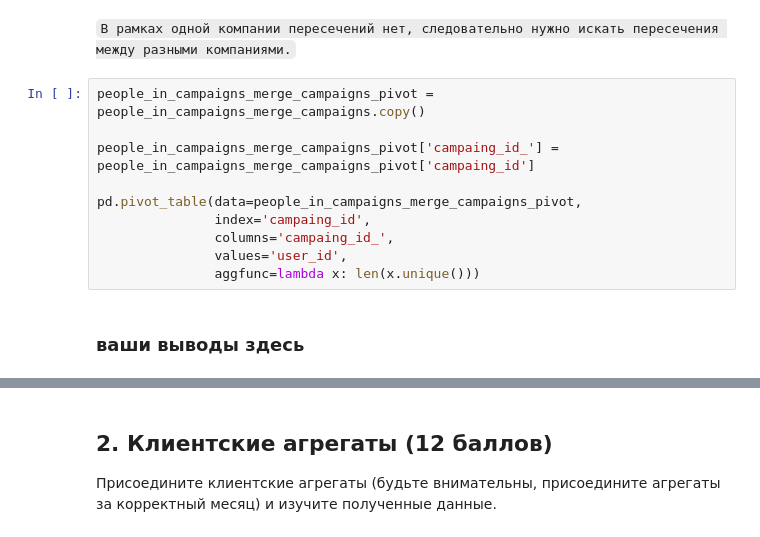
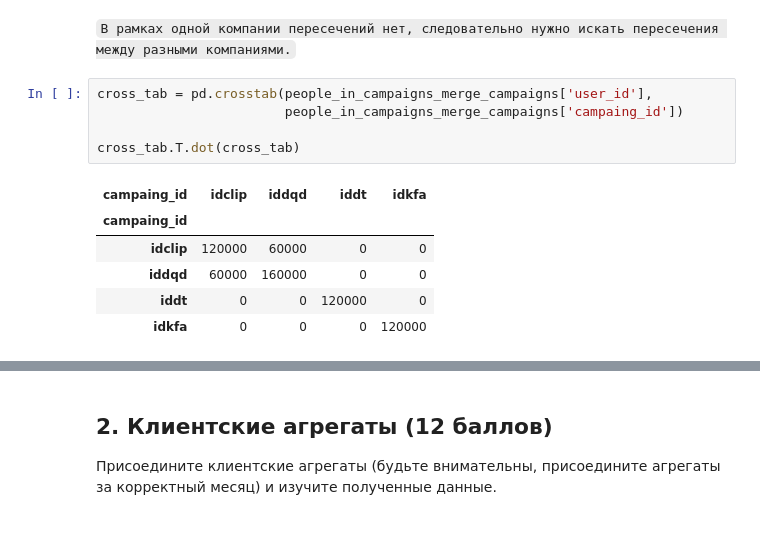
Before and after one commit to vasilyryabtsev/ml-hse-24-25, a Jupyter notebook: HW6_Uplift/AI_HW6_uplift.ipynb, the cells around one changed output, grey strips where cells are left out. Saved outputs shown, nothing was run; the diff lists cells and outputs as text.

Commit message:
process data

```diff
--- a/HW6_Uplift/AI_HW6_uplift.ipynb
+++ b/HW6_Uplift/AI_HW6_uplift.ipynb
@@ -246,14 +395,14 @@ for campaign in campaigns['campaing_id']:
 # %% [markdown]
 `В рамках одной компании пересечений нет, следовательно нужно искать пересечения между разными компаниями.`
-# %%
-people_in_campaigns_merge_campaigns_pivot = people_in_campaigns_merge_campaigns.copy()
-
-people_in_campaigns_merge_campaigns_pivot['campaing_id_'] = people_in_campaigns_merge_campaigns_pivot['campaing_id']
-
-pd.pivot_table(data=people_in_campaigns_merge_campaigns_pivot,
-               index='campaing_id',
-               columns='campaing_id_',
-               values='user_id',
-               aggfunc=lambda x: len(x.unique()))
-# %% [markdown]
-### ваши выводы здесь
+# %%
+cross_tab = pd.crosstab(people_in_campaigns_merge_campaigns['user_id'],
+                        people_in_campaigns_merge_campaigns['campaing_id'])
+
+cross_tab.T.dot(cross_tab)
+# %% [output]
+| campaing_id | idclip | iddqd | iddt | idkfa |
+| campaing_id |  |  |  |  |
+| idclip | 120000 | 60000 | 0 | 0 |
+| iddqd | 60000 | 160000 | 0 | 0 |
+| iddt | 0 | 0 | 120000 | 0 |
+| idkfa | 0 | 0 | 0 | 120000 |
```
Also changed, not shown: parts of 25 cells of this notebook.
